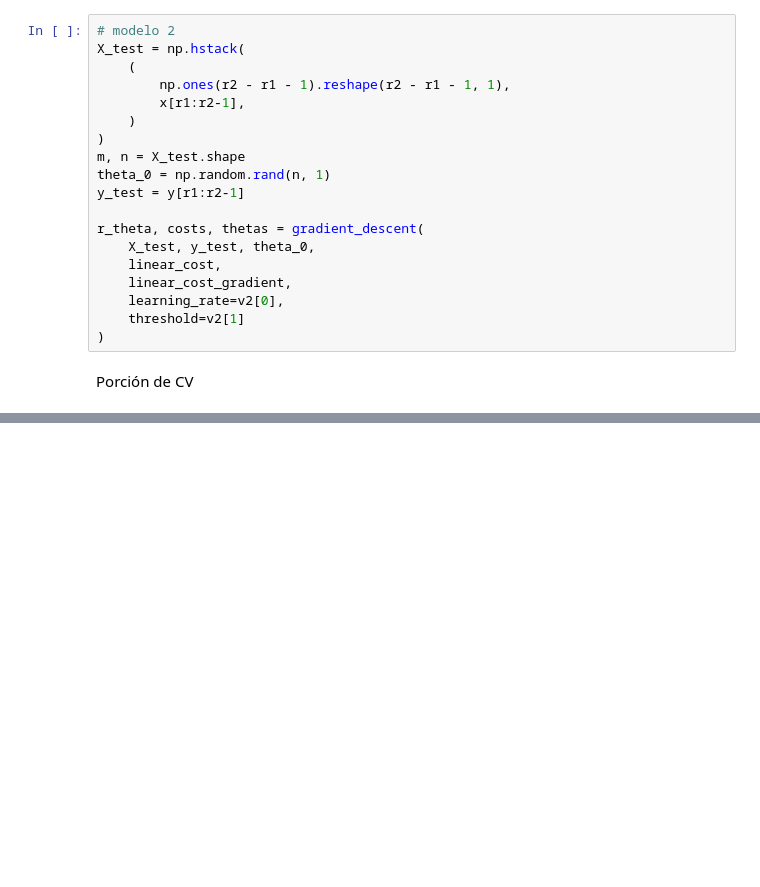
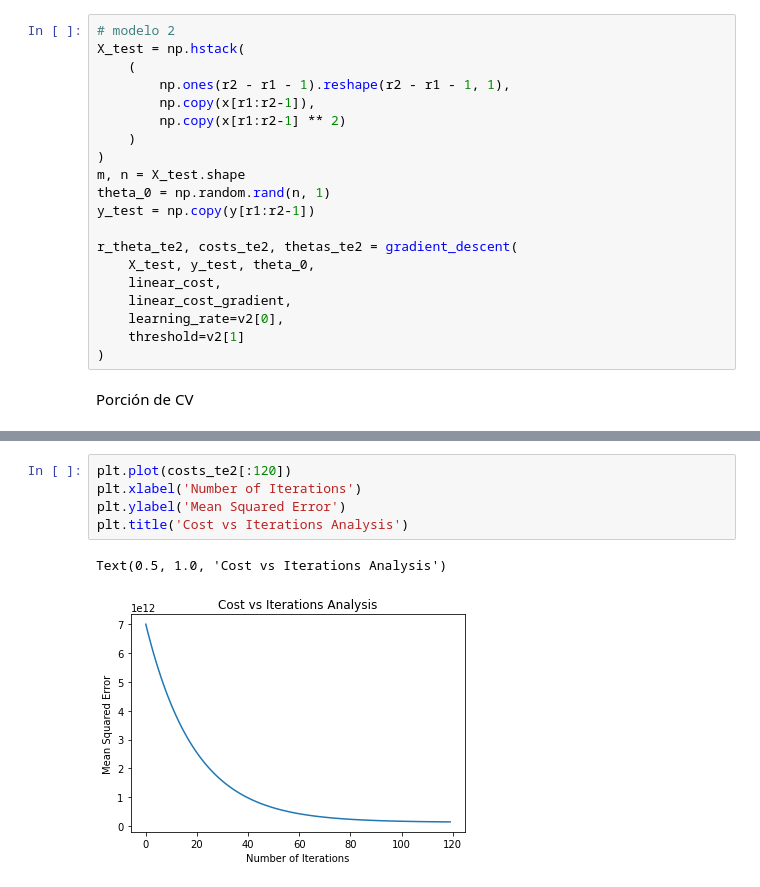
Before and after one commit to LinddM/eml-lab4, a Jupyter notebook: Lab4.ipynb, the cells around one changed output, grey strips where cells are left out. Saved outputs shown, nothing was run; the diff lists cells and outputs as text; blank space fills up the shorter version.

```diff
--- a/Lab4.ipynb
+++ b/Lab4.ipynb
@@ -115,14 +128,15 @@ r_theta, costs, thetas = gradient_descent(
 X_test = np.hstack(
     (
         np.ones(r2 - r1 - 1).reshape(r2 - r1 - 1, 1),
-        x[r1:r2-1],
+        np.copy(x[r1:r2-1]),
+        np.copy(x[r1:r2-1] ** 2)
     )
 )
 m, n = X_test.shape
 theta_0 = np.random.rand(n, 1)
-y_test = y[r1:r2-1]
+y_test = np.copy(y[r1:r2-1])
 
-r_theta, costs, thetas = gradient_descent(
+r_theta_te2, costs_te2, thetas_te2 = gradient_descent(
     X_test, y_test, theta_0,
     linear_cost,
     linear_cost_gradient,
@@ -171,0 +217,8 @@ r_theta, costs, thetas = gradient_descent(
+# %%
+plt.plot(costs_te2[:120])
+plt.xlabel('Number of Iterations')
+plt.ylabel('Mean Squared Error')
+plt.title('Cost vs Iterations Analysis')
+# %% [output]
+Text(0.5, 1.0, 'Cost vs Iterations Analysis')
+[figure, added]
```
Also changed, not shown: parts of 20 cells of this notebook.
